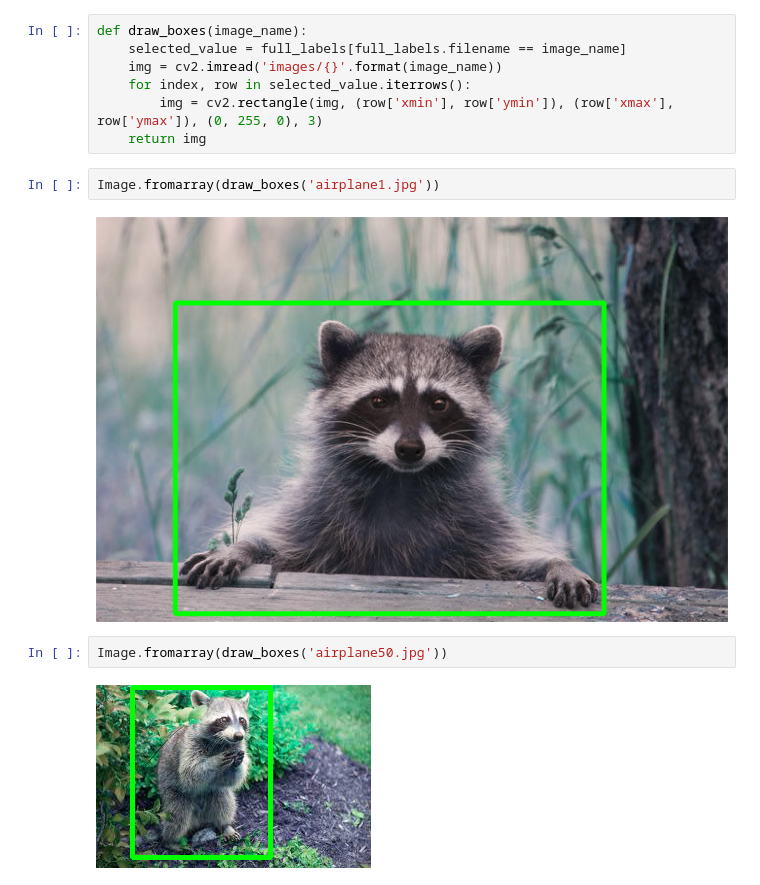
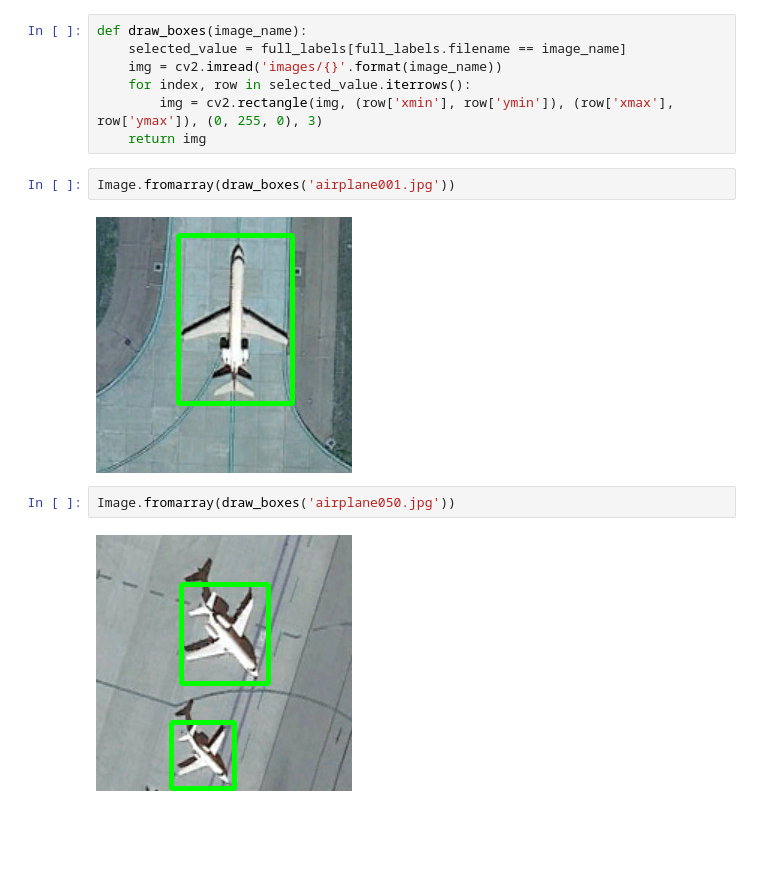
Before and after one commit to seyfullah/raccoon_dataset, a Jupyter notebook: draw boxes.ipynb, the cells around one changed output. Cells and saved outputs as stored; diff of their text form; blank space fills up the shorter version.

```diff
--- a/draw boxes.ipynb
+++ b/draw boxes.ipynb
@@ -21,13 +21,13 @@ def draw_boxes(image_name):
         img = cv2.rectangle(img, (row['xmin'], row['ymin']), (row['xmax'], row['ymax']), (0, 255, 0), 3)
     return img
 # %%
-Image.fromarray(draw_boxes('airplane1.jpg'))
+Image.fromarray(draw_boxes('airplane001.jpg'))
 # %% [output]
-[figure, old version]
+[figure, new version]
 # %%
-Image.fromarray(draw_boxes('airplane50.jpg'))
+Image.fromarray(draw_boxes('airplane050.jpg'))
 # %% [output]
-[figure, old version]
+[figure, new version]
 # %%
 Image.fromarray(draw_boxes('airplane150.jpg'))
 # %% [output]
```
Also changed, not shown: parts of 8 cells of this notebook, 18 other files.
